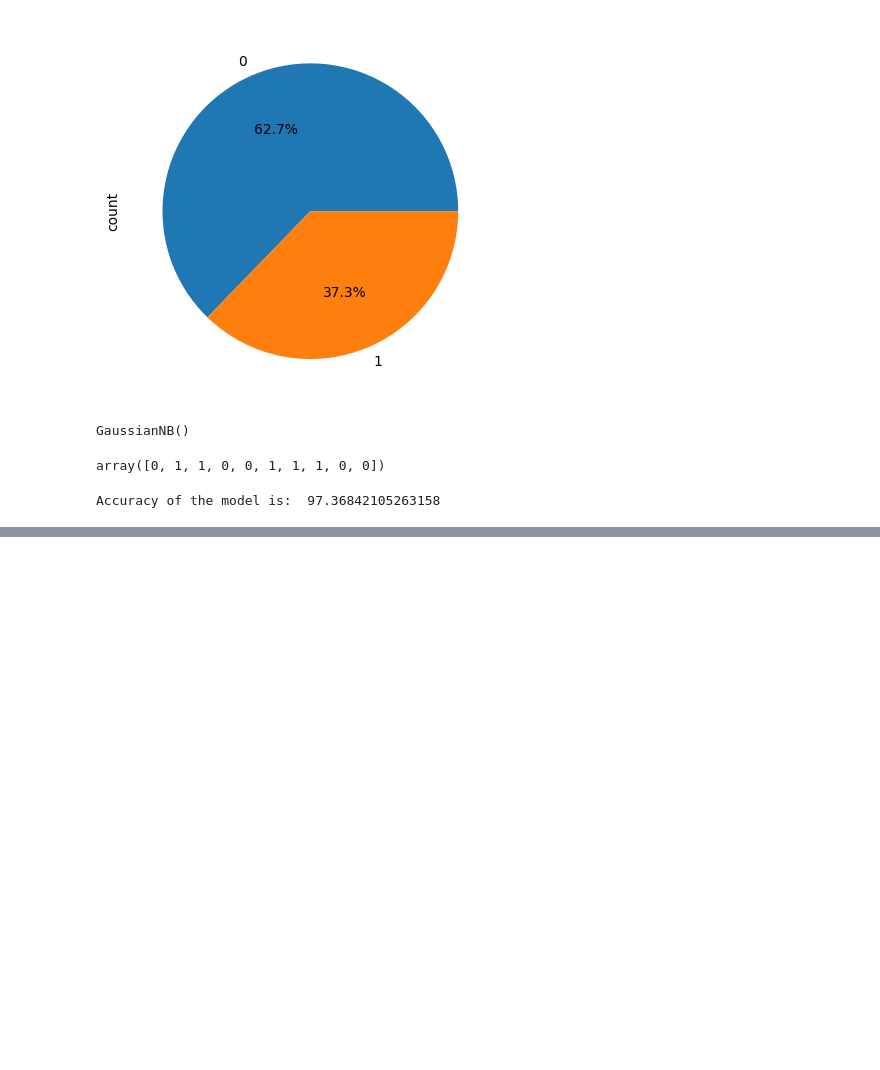
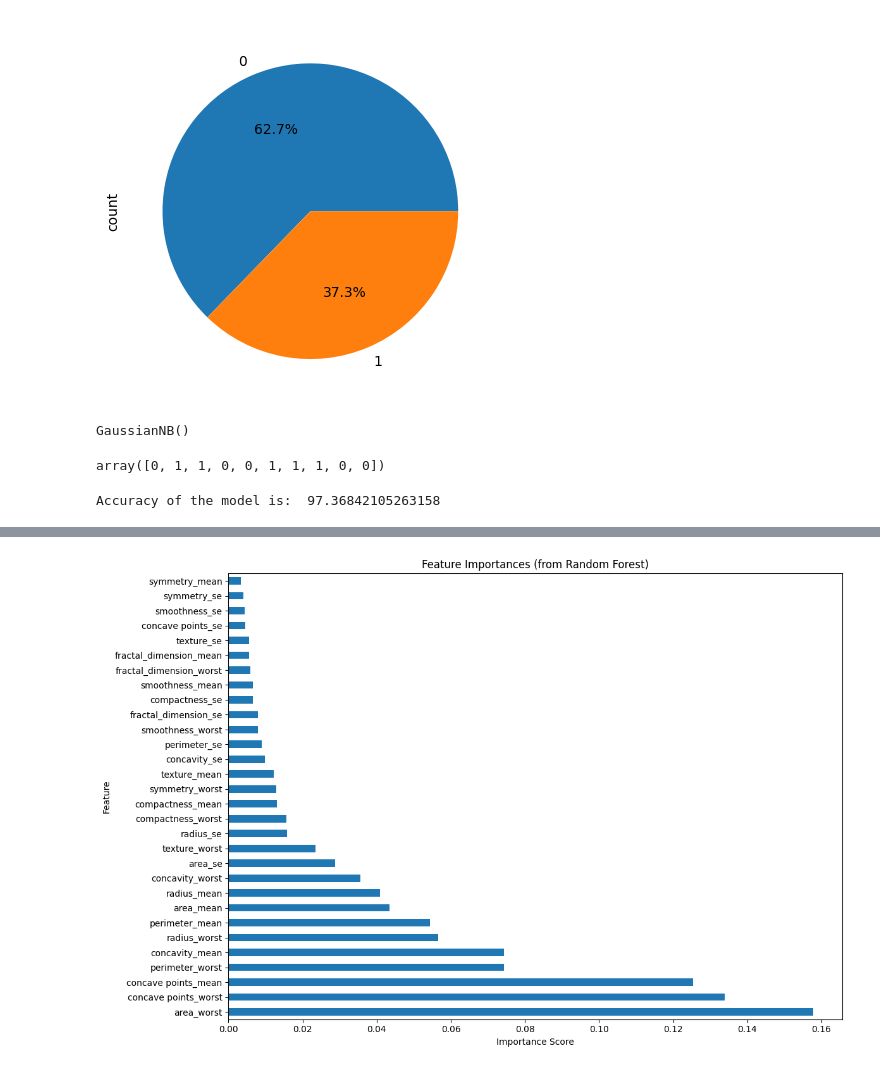
Before and after one commit to ut-si-ch/Breast-Cancer-Classification-using-KNN-and-Gaussian-Naive-Bayes, a Jupyter notebook: ML_KNN_GaussianNB_Breast_Cancer.ipynb, the cells around one changed output, grey strips where cells are left out. Drawn from its saved outputs; the diff is of its cells as text; code cells hidden in the pictures; blank space fills up the shorter version.

```diff
--- a/ML_KNN_GaussianNB_Breast_Cancer.ipynb
+++ b/ML_KNN_GaussianNB_Breast_Cancer.ipynb
@@ -154,0 +225,6 @@ Accuracy of the model is:  97.36842105263158
+# %%
+# Train KNN model with SMOTE data
+from sklearn.neighbors import KNeighborsClassifier
+
+knn_smote = KNeighborsClassifier(n_neighbors=optimal_k) # Use the optimal_k found earlier
+knn_smote.fit(X_train_smote, y_train_smote)
@@ -154,0 +254,6 @@ Accuracy of the model is:  97.36842105263158
+# %%
+# Train Gaussian Naive Bayes model with SMOTE data
+from sklearn.naive_bayes import GaussianNB
+
+gnb_smote = GaussianNB()
+gnb_smote.fit(X_train_smote, y_train_smote)
@@ -154,0 +323,17 @@ Accuracy of the model is:  97.36842105263158
+# %%
+# Get feature importances
+feature_importances = pd.Series(rf_model.feature_importances_, index=X_train_smote.columns) # Or X_train.columns
+
+# Sort features by importance in descending order
+feature_importances_sorted = feature_importances.sort_values(ascending=False)
+# %%
+# Plot the feature importances
+plt.figure(figsize=(12, 8)) # Adjust figure size as needed
+feature_importances_sorted.plot(kind='barh')
+plt.title('Feature Importances (from Random Forest)')
+plt.xlabel('Importance Score')
+plt.ylabel('Feature')
+plt.tight_layout() # Adjust layout to prevent labels from overlapping
+plt.show()
+# %% [output]
+[figure, added]
```
Also changed, not shown: parts of 21 cells of this notebook.
